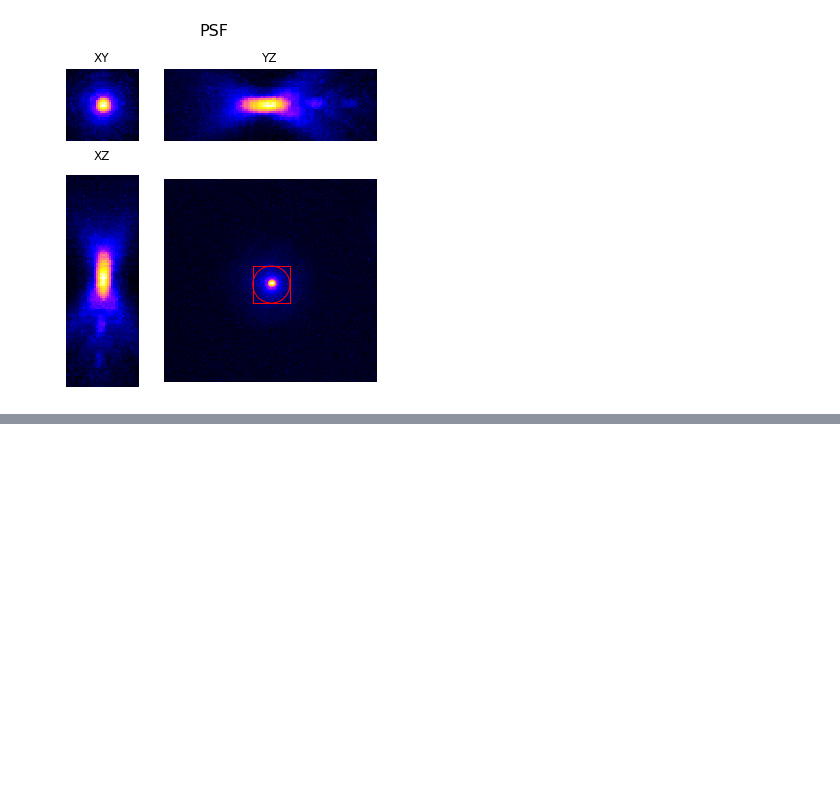
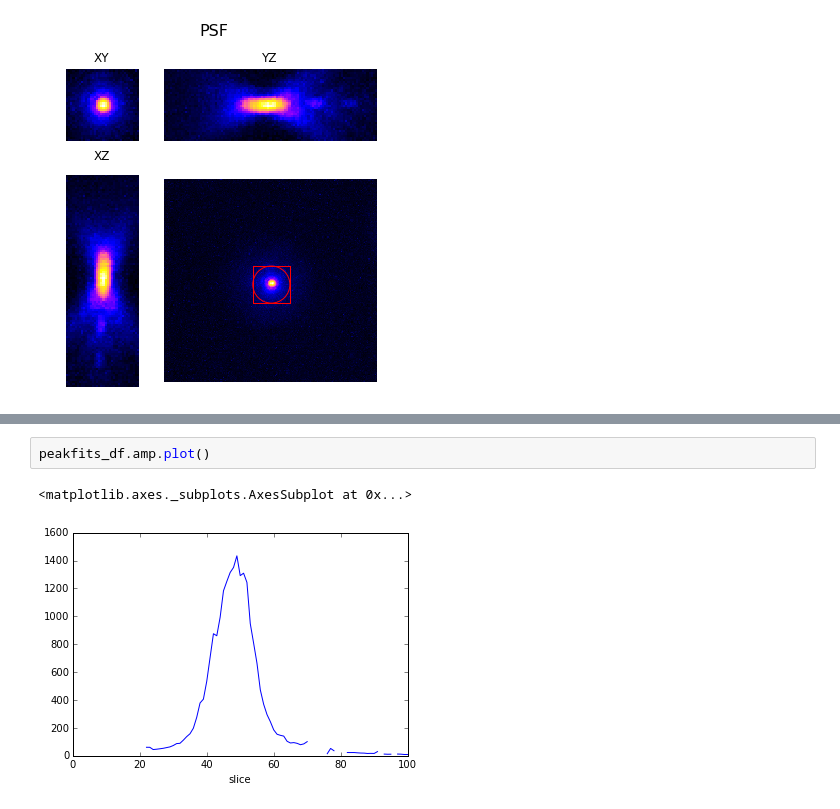
Before and after one commit to david-hoffman/peaks, a Jupyter notebook: PSFtest.ipynb, the cells around one changed output, grey strips where cells are left out. Saved outputs shown, nothing was run; the diff lists cells and outputs as text; blank space fills up the shorter version.

```diff
--- a/PSFtest.ipynb
+++ b/PSFtest.ipynb
@@ -145 +278,6 @@ peakfits.plot(y='amp')
+# %%
+peakfits_df.amp.plot()
+# %% [output]
+<matplotlib.axes._subplots.AxesSubplot at 0x...>
+[figure, added]
 # %%
```
Also changed, not shown: parts of 27 cells of this notebook.
